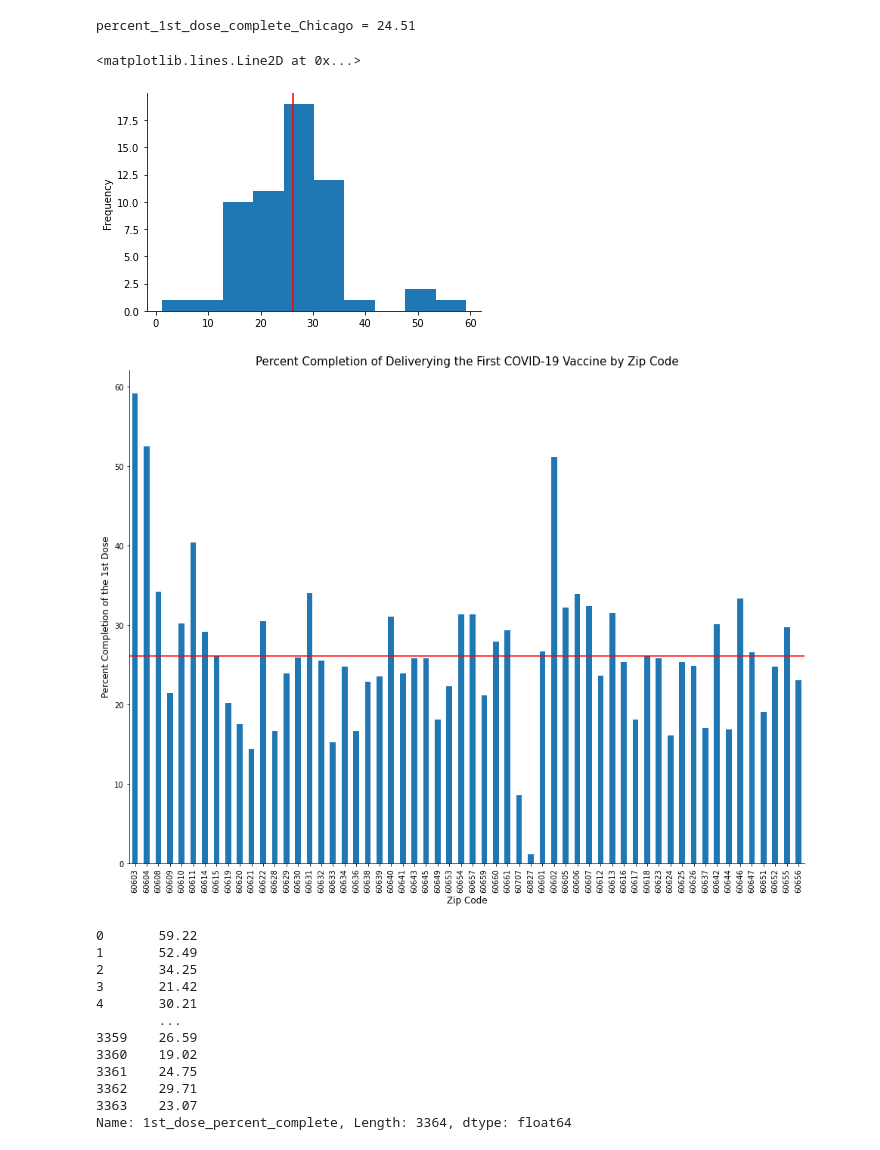
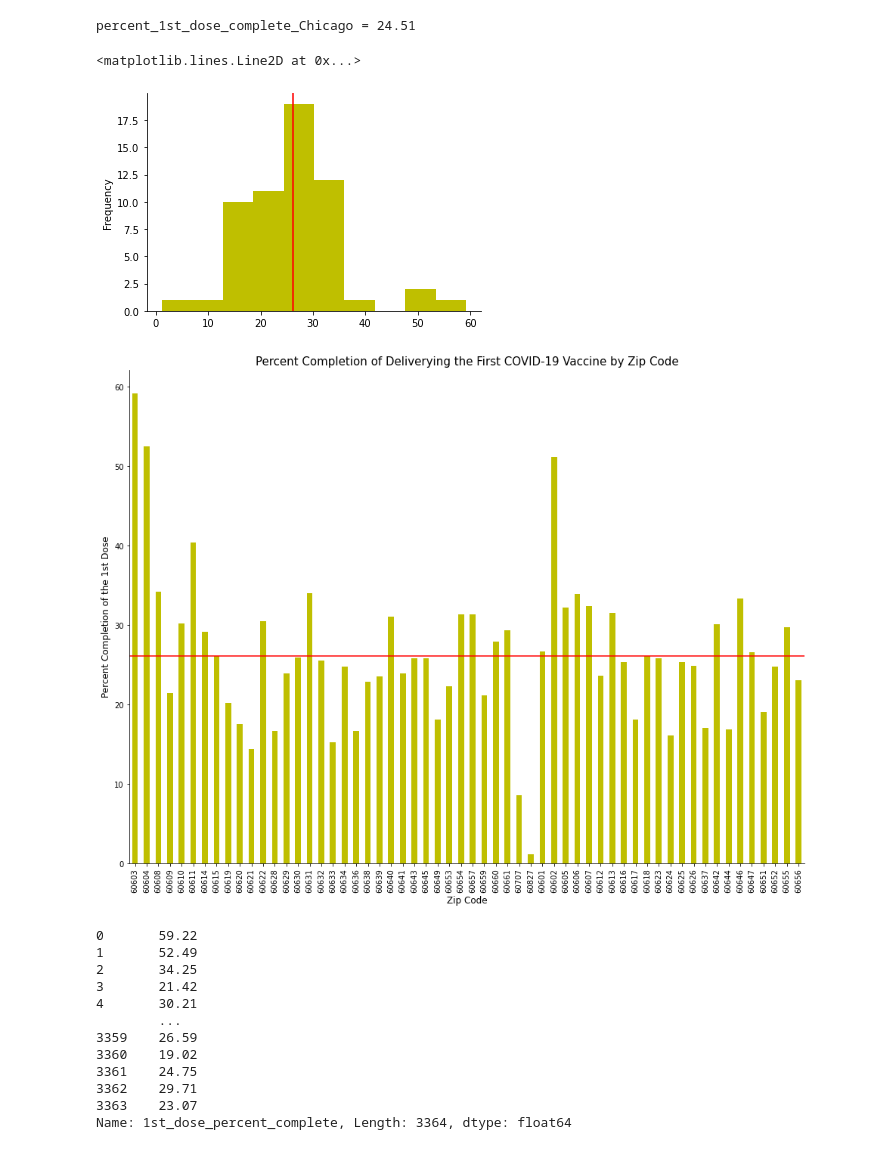
Before and after one commit to abarba1914/project-one, a Jupyter notebook: MASTERDF.ipynb, the cells around one changed output. Saved outputs shown, nothing was run; the diff lists cells and outputs as text; code cells hidden in the pictures.

Commit message:
added Amy code and formated graph color

```diff
--- a/MASTERDF.ipynb
+++ b/MASTERDF.ipynb
@@ -162,22 +171,22 @@ df = df.set_index('Zip Code')
 avg = df['1st_dose_percent_complete'].mean()
 # %%
 import seaborn as sns
-df['1st_dose_percent_complete'].plot.hist()
+df['1st_dose_percent_complete'].plot.hist(color = 'y')
 sns.despine()
 plt.axvline(x = avg, color = 'r', linestyle = '-')
 # %% [output]
 <matplotlib.lines.Line2D at 0x...>
-[figure, old version]
+[figure, new version]
 # %%
 import seaborn as sns
-df['1st_dose_percent_complete'].plot.bar(figsize=(16,12))
+df['1st_dose_percent_complete'].plot.bar(figsize=(16,12), color = 'y')
 sns.despine()
 plt.title('Percent Completion of Deliverying the First COVID-19 Vaccine by Zip Code',fontsize =15)
 plt.xlabel('Zip Code',fontsize =12)
 plt.ylabel('Percent Completion of the 1st Dose',fontsize =12)
 plt.axhline(y = avg, color = 'r', linestyle = '-');
 # %% [output]
-[figure, old version]
+[figure, new version]
 # %%
 final_max_date_df['1st_dose_percent_complete']
 # %% [output]
```
Also changed, not shown: parts of 15 cells of this notebook, 5 other files.
